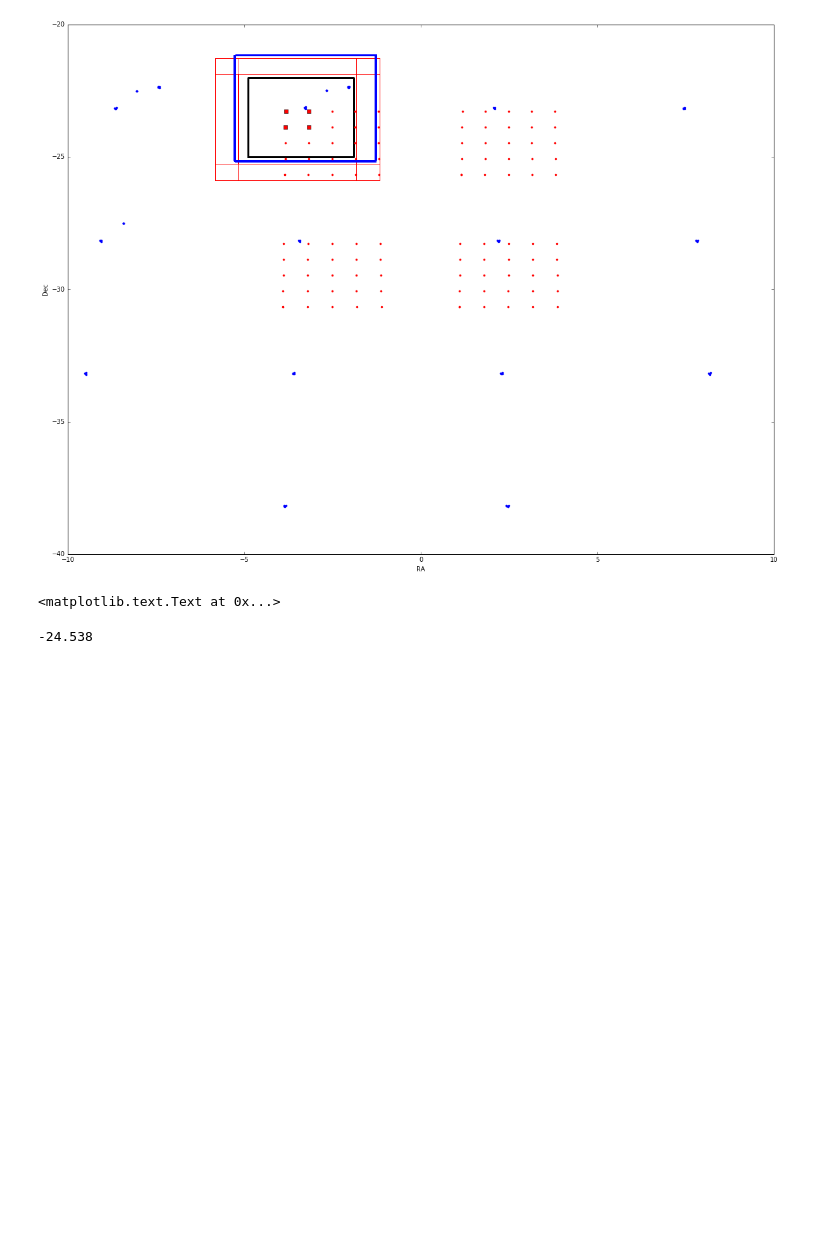
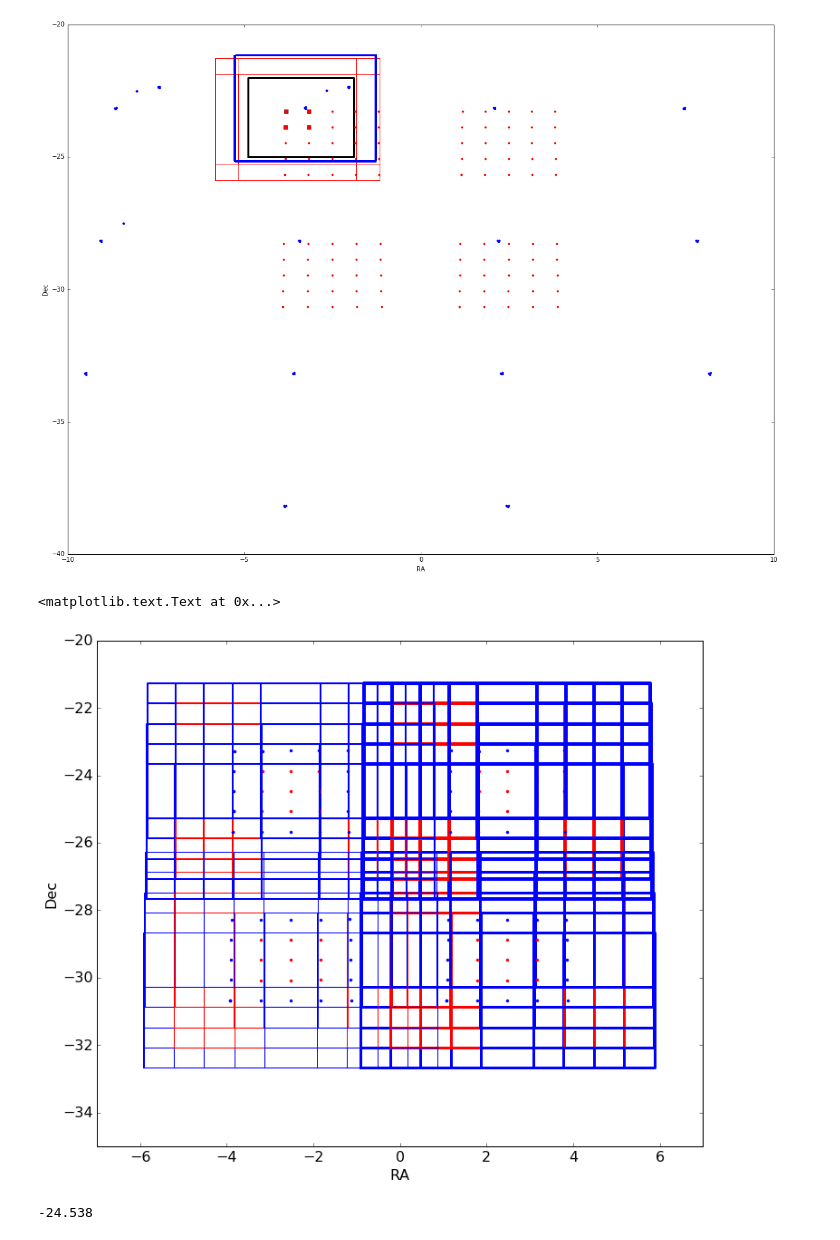
Before and after one commit to abrahamneben/21cmIRxcor, a Jupyter notebook: visualize_ir_survey_locations.ipynb, the cells around one changed output. Saved outputs shown, nothing was run; the diff lists cells and outputs as text; code cells hidden in the pictures; blank space fills up the shorter version.

```diff
--- a/visualize_ir_survey_locations.ipynb
+++ b/visualize_ir_survey_locations.ipynb
@@ -92,32 +186,34 @@ plt.ylabel('Dec')
 <matplotlib.text.Text at 0x...>
 # %%
 
-# frame_indices = np.zeros(len(ra_vals),dtype=int)
-# plt.figure(figsize=(12,10))
-# for i in range(len(ra_vals)):
-#     c = 'r'
-#     if ra_vals[i]< -3.5 or ra_vals[i] > 3.5 or \
-#     -1.5 < ra_vals[i] < 0 or 0 < ra_vals[i] < 1.5\
-#     or dec_vals[i] > -23.5 or dec_vals[i] < -30.5\
-#     or -26 < dec_vals[i] < -25.5 or -28.5 < dec_vals[i] < -27:
-#         c = 'b'
+frame_indices = np.zeros(len(ra_vals),dtype=int)
+plt.figure(figsize=(12,10))
+for i in range(len(ra_vals)):
+    c = 'r'
+    if ra_vals[i]< -3.5 or ra_vals[i] > 3.5 or \
+    -1.5 < ra_vals[i] < 0 or 0 < ra_vals[i] < 1.5\
+    or dec_vals[i] > -23.5 or dec_vals[i] < -30.5\
+    or -26 < dec_vals[i] < -25.5 or -28.5 < dec_vals[i] < -27:
+        c = 'b'
 
-#     if ra_vals[i]<0:
-#         frame_indices[i] = 0 if dec_vals[i]<-27 else 1
-#     else:
-#         frame_indices[i] = 2 if dec_vals[i]<-27 else 3
+    if ra_vals[i]<0:
+        frame_indices[i] = 0 if dec_vals[i]<-27 else 1
+    else:
+        frame_indices[i] = 2 if dec_vals[i]<-27 else 3
 
-#     #if c == 'b': frame_indices[i] = -1
+    #if c == 'b': frame_indices[i] = -1
 
 
-#     #if c == 'r': draw_square_at_point(ra_vals[i],dec_vals[i],5,c,lw=frame_indices[i]+1)
-#     draw_square_at_point(ra_vals[i],dec_vals[i],5,c,lw=frame_indices[i]+1)
+    #if c == 'r': draw_square_at_point(ra_vals[i],dec_vals[i],5,c,lw=frame_indices[i]+1)
+    draw_square_at_point(ra_vals[i],dec_vals[i],5,c,lw=frame_indices[i]+1)
 
-#     plt.plot(ra_vals[i],dec_vals[i],c+'.')
-#     plt.xlim([-7,7])
-#     plt.ylim([-35,-20])
-#     plt.xlabel('RA')
-#     plt.ylabel('Dec')
+    plt.plot(ra_vals[i],dec_vals[i],c+'.')
+    plt.xlim([-7,7])
+    plt.ylim([-35,-20])
+    plt.xlabel('RA')
+    plt.ylabel('Dec')
+# %% [output]
+[figure, added]
 # %%
 for i in range(4):
     print(' '.join(np.array(labels)[frame_indices==i])+'\n')
```
Also changed, not shown: parts of 7 cells of this notebook, 1 other file.
